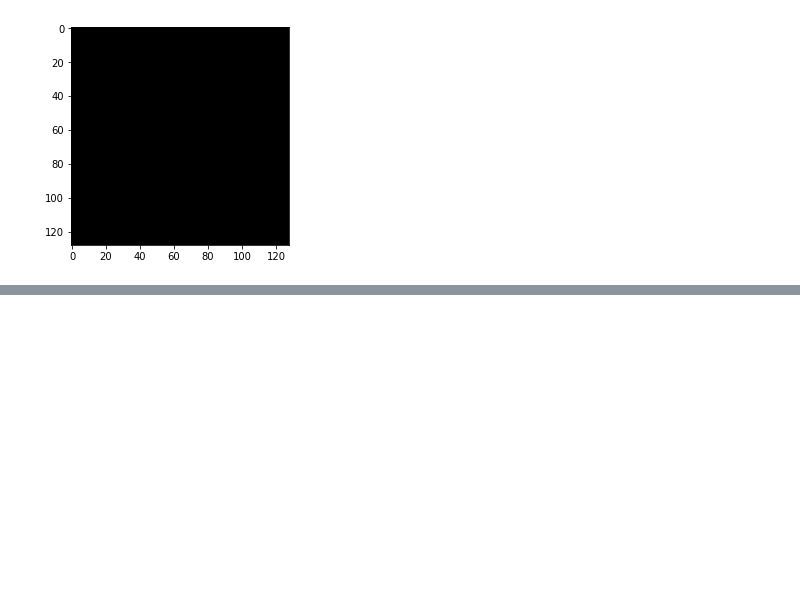
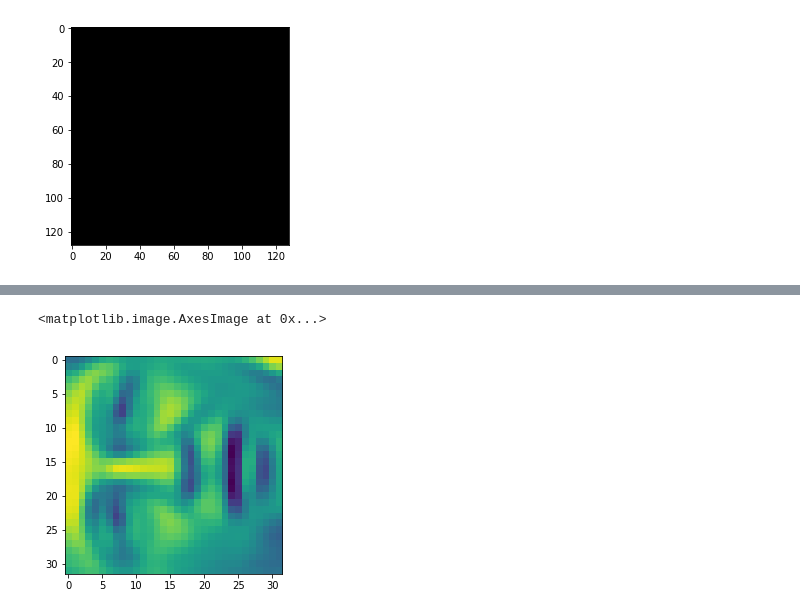
Before and after one commit to jacobskr/ML_Python, a Jupyter notebook: ML in Python Practice/Scripts/KMeansAndPCA.ipynb, the cells around one changed output, grey strips where cells are left out. Cells and saved outputs as stored; diff of their text form; code cells hidden in the pictures; blank space fills up the shorter version.

```diff
--- a/ML in Python Practice/Scripts/KMeansAndPCA.ipynb
+++ b/ML in Python Practice/Scripts/KMeansAndPCA.ipynb
@@ -175,0 +213,10 @@ plt.imshow(X_recovered)
+# %%
+#Now we have matrix U as our principal components. Implement a function that computes the projections and selects top K components.
+
+
+def project_data(X, U, k):
+    U_reduced = U[:,:k]
+    return np.dot(X, U_reduced)
+
+Z = project_data(X, U, 1)
+Z
@@ -175,0 +241,10 @@ plt.imshow(X_recovered)
+# %%
+#Can also attempt to recover the original data by reversing steps taken to project it.
+
+
+def recover_data(Z, U, k):
+    U_reduced = U[:,:k]
+    return np.dot(Z, U_reduced.T)
+
+X_recovered = recover_data(Z, U, 1)
+X_recovered
@@ -175,0 +283,13 @@ plt.imshow(X_recovered)
+# %%
+#Looks bad. Either way, lets run PCA and take the top 100 pricipal components.
+
+U, S, V = pca(X)
+Z=project_data(X, U, 100)
+# %%
+#Now attempt to recover image and render it again
+X_recovered = recover_data(Z, U, 100)
+face = np.reshape(X_recovered[3,:], (32, 32))
+plt.imshow(face)
+# %% [output]
+<matplotlib.image.AxesImage at 0x...>
+[figure, added]
```
Also changed, not shown: parts of 7 cells of this notebook.
